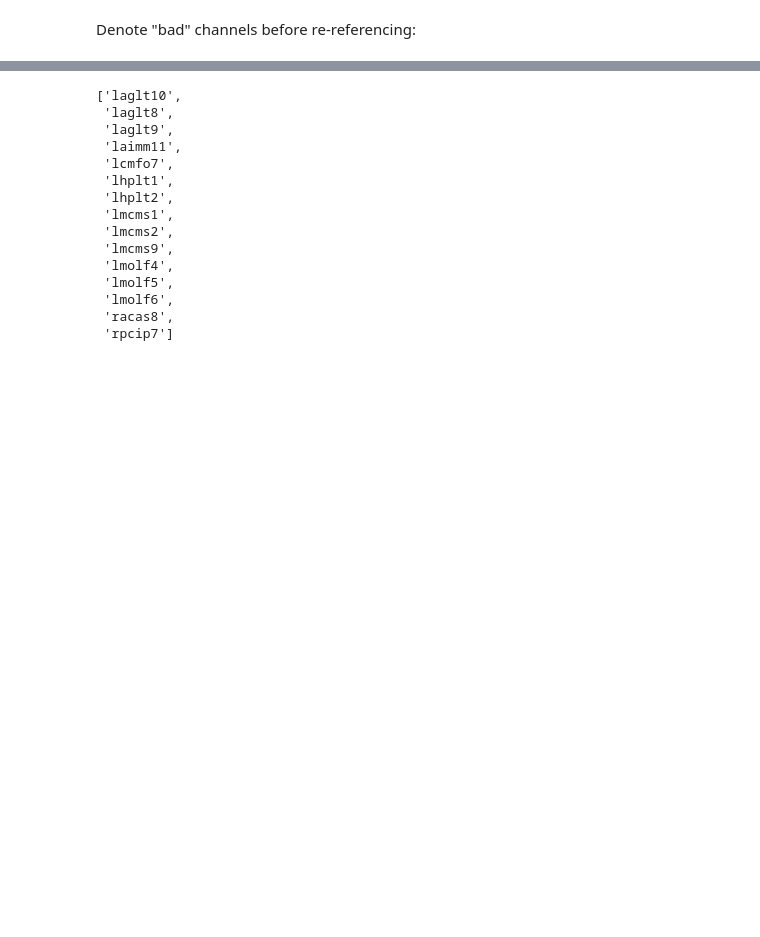
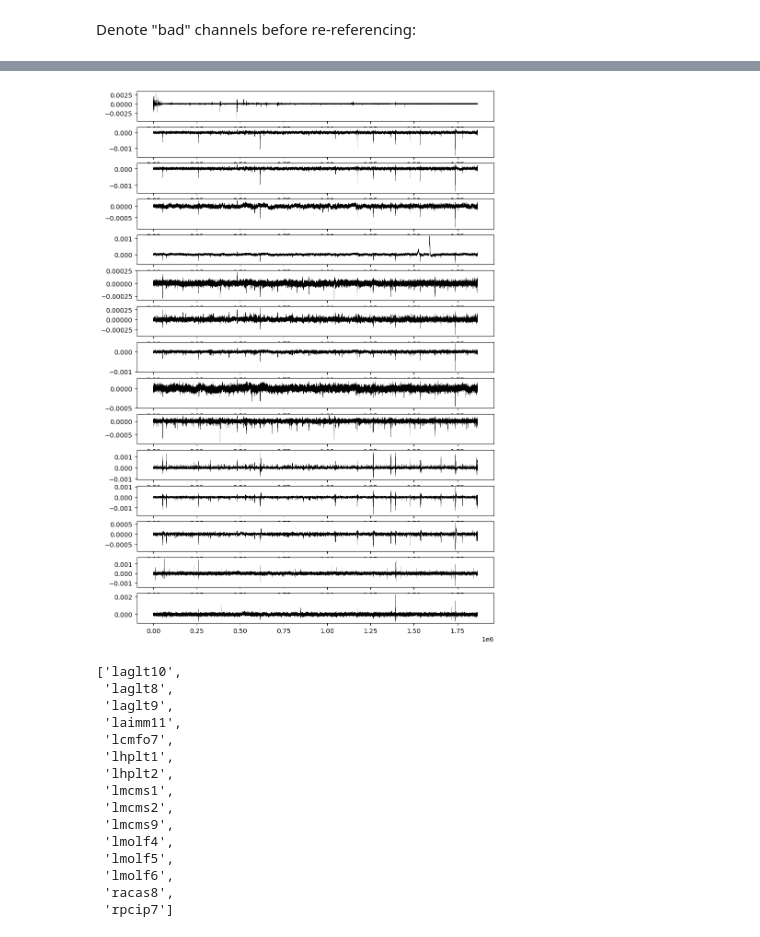
Before and after one commit to seqasim/LFPAnalysis, a Jupyter notebook: scripts/MS007_processing_LFP.ipynb, the cells around one changed output, grey strips where cells are left out. Saved outputs shown, nothing was run; the diff lists cells and outputs as text; code cells hidden in the pictures; blank space fills up the shorter version.

```diff
--- a/scripts/MS007_processing_LFP.ipynb
+++ b/scripts/MS007_processing_LFP.ipynb
@@ -55,6 +60,8 @@ plt.show()
 # %%
 # Load the electrode localization data and add it in
 
-csv_files = glob('/sc/arion/projects/guLab/Salman/EMU/MS007/anat/*labels.csv')
+csv_files = glob(f'{anat_dir}/*labels.csv')
 elec_locs = pd.read_csv(csv_files[0])
+
+# Sometimes there's extra columns with no entries:
 elec_locs = elec_locs[elec_locs.columns.drop(list(elec_locs.filter(regex='Unnamed')))]
@@ -804,3 +757,11 @@ MS007_data.info['bads'] = np.unique(kurt_chans.tolist() + var_chans.tolist() + s
+# %%
+# Plot the supposedly bad channels:
+
+f, ax = plt.subplots(len(MS007_data.info['bads']), 1, figsize=(10, len(MS007_data.info['bads'])))
+for ix, chan in enumerate(mne.io.pick.pick_channels(MS007_data.ch_names, MS007_data.info['bads'])):
+    ax[ix].plot(MS007_data._data[chan, :], linewidth=0.2, color='k')
+# %% [output]
+[figure, added]
 # %%
 MS007_data.info['bads']
 # %% [output]
```
Also changed, not shown: parts of 29 cells of this notebook, 2 other files.
